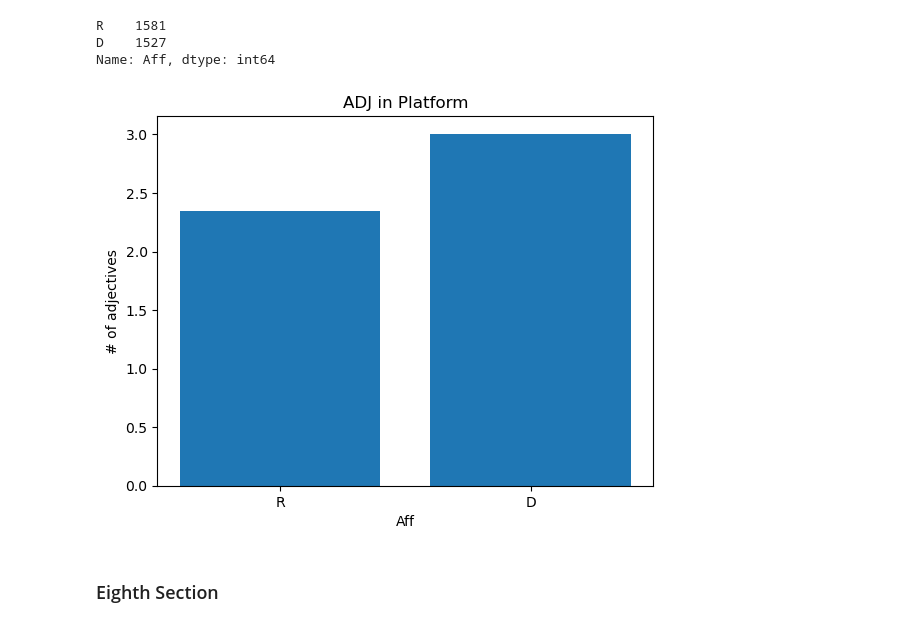
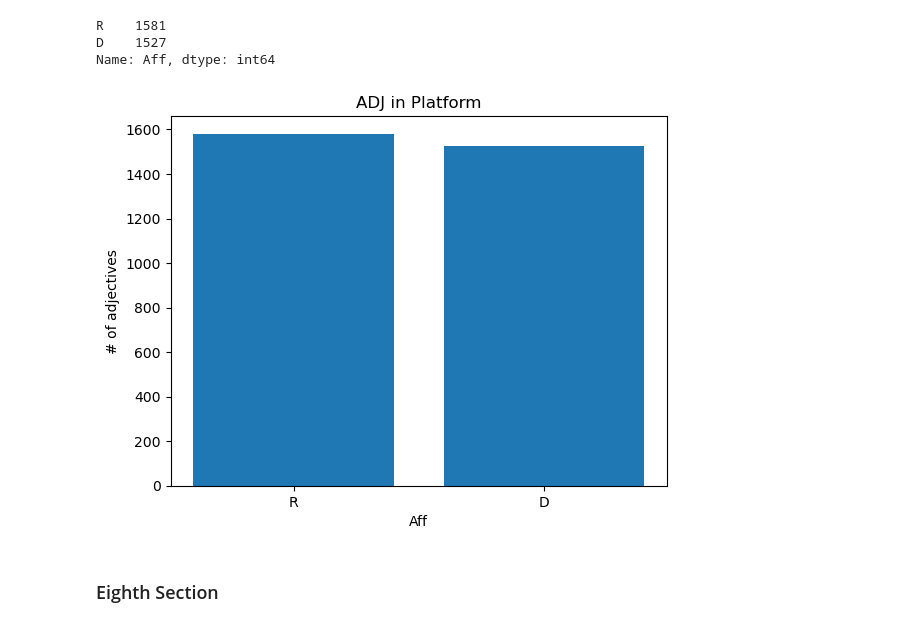
Before and after one commit to Data-Science-for-Linguists-2021/PoliticalRhetoric-analysis, a Jupyter notebook: analysis_notebooks/extra_analysis.ipynb, the cells around one changed output. Cells and saved outputs as stored; diff of their text form; code cells hidden in the pictures.

```diff
--- a/analysis_notebooks/extra_analysis.ipynb
+++ b/analysis_notebooks/extra_analysis.ipynb
@@ -334,16 +334,16 @@ adj_count = [len(nltk.word_tokenize(t)) for t in platform.adjectives]
 platform['adj_count'] = adj_count
 # %%
 aff = ['R','D']
-mean_adj = [platform[platform.Aff == 'R'].adj_count.mean(), platform[platform.Aff == 'D'].adj_count.mean()]
+mean_adj = [platform[platform.Aff == 'R'].adj_count.count(), platform[platform.Aff == 'D'].adj_count.count()]
 
 plt.bar(aff,mean_adj)
 plt.title('ADJ in Platform')
 plt.ylabel('# of adjectives')
 plt.xlabel('Aff')
 plt.savefig('adj_plat.png')
 plt.show()
 # %% [output]
-[figure, old version]
+[figure, new version]
 # %% [markdown]
 ### Eighth Section
 # %%
```
Also changed, not shown: parts of 8 cells of this notebook, 4 other files.
